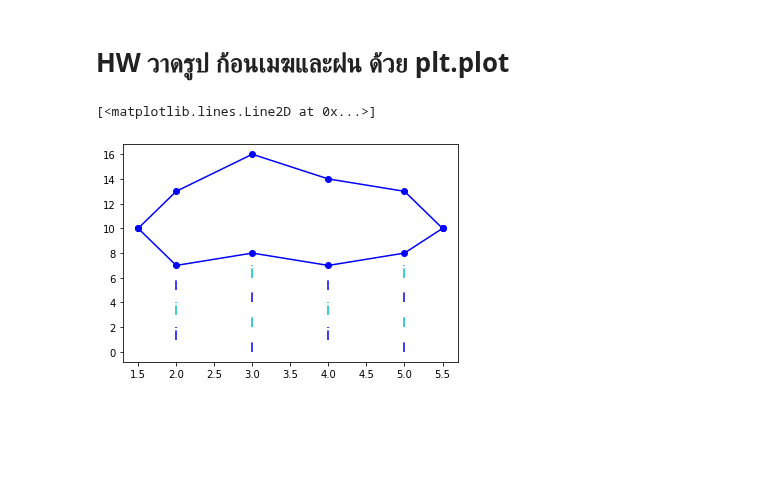
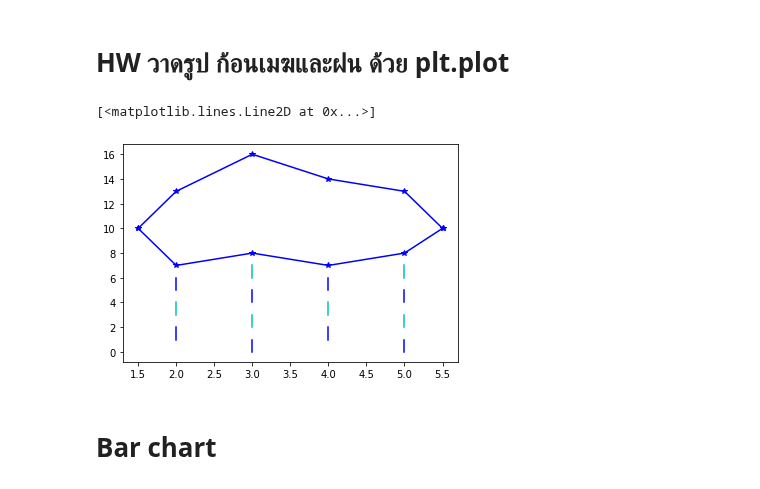
Before and after one commit to mintra-tippayaratsontorn/data_viz_2022, a Jupyter notebook: DataViz04_Data_Comparison.ipynb, the cells around one changed output. Drawn from its saved outputs; the diff is of its cells as text; code cells hidden in the pictures; blank space fills up the shorter version.

```diff
--- a/DataViz04_Data_Comparison.ipynb
+++ b/DataViz04_Data_Comparison.ipynb
@@ -164,27 +164,29 @@ plt.ylabel('size (cm)');  # ชื่อแกน y
 # HW วาดรูป ก้อนเมฆและฝน ด้วย plt.plot
 # %%
 # ก้อนเมฆ
-plt.plot([1.5,2,3,4,5,5.5],[10,7,8,7,8,10],'bo-')
-plt.plot([1.5,2,3,4,5,5.5],[10,13,16,14,13,10],'bo-')
+plt.plot([1.5,2,3,4,5,5.5],[10,7,8,7,8,10],'b*-')
+plt.plot([1.5,2,3,4,5,5.5],[10,13,16,14,13,10],'b*-')
 
 # สายฝน
-plt.plot([2,2],[1,2],'b-.')
-plt.plot([2,2],[3,4],'c-.')
-plt.plot([2,2],[5,6],'b-.')
+plt.plot([2,2],[1,2],'b-')
+plt.plot([2,2],[3,4],'c-')
+plt.plot([2,2],[5,6],'b-')
 
-plt.plot([3,3],[0,1],'b-.')
-plt.plot([3,3],[2,3],'c-.')
-plt.plot([3,3],[4,5],'b-.')
-plt.plot([3,3],[6,7],'c-.')
+plt.plot([3,3],[0,1],'b-')
+plt.plot([3,3],[2,3],'c-')
+plt.plot([3,3],[4,5],'b-')
+plt.plot([3,3],[6,7],'c-')
 
-plt.plot([4,4],[1,2],'b-.')
-plt.plot([4,4],[3,4],'c-.')
-plt.plot([4,4],[5,6],'b-.')
+plt.plot([4,4],[1,2],'b-')
+plt.plot([4,4],[3,4],'c-')
+plt.plot([4,4],[5,6],'b-')
 
-plt.plot([5,5],[0,1],'b-.')
-plt.plot([5,5],[2,3],'c-.')
-plt.plot([5,5],[4,5],'b-.')
-plt.plot([5,5],[6,7],'c-.')
+plt.plot([5,5],[0,1],'b-')
+plt.plot([5,5],[2,3],'c-')
+plt.plot([5,5],[4,5],'b-')
+plt.plot([5,5],[6,7],'c-')
 # %% [output]
 [<matplotlib.lines.Line2D at 0x...>]
-[figure, old version]
+[figure, new version]
+# %% [markdown]
+#  Bar chart
```
Also changed, not shown: parts of 27 cells of this notebook.
